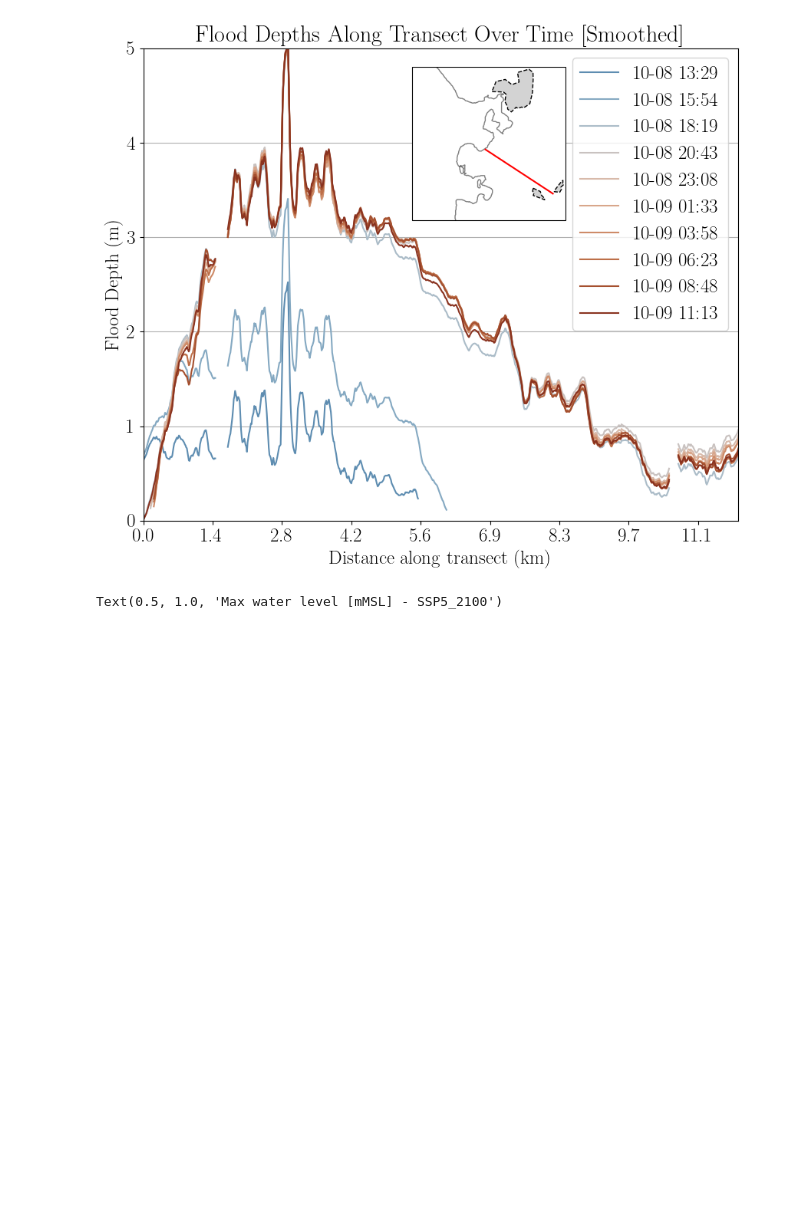
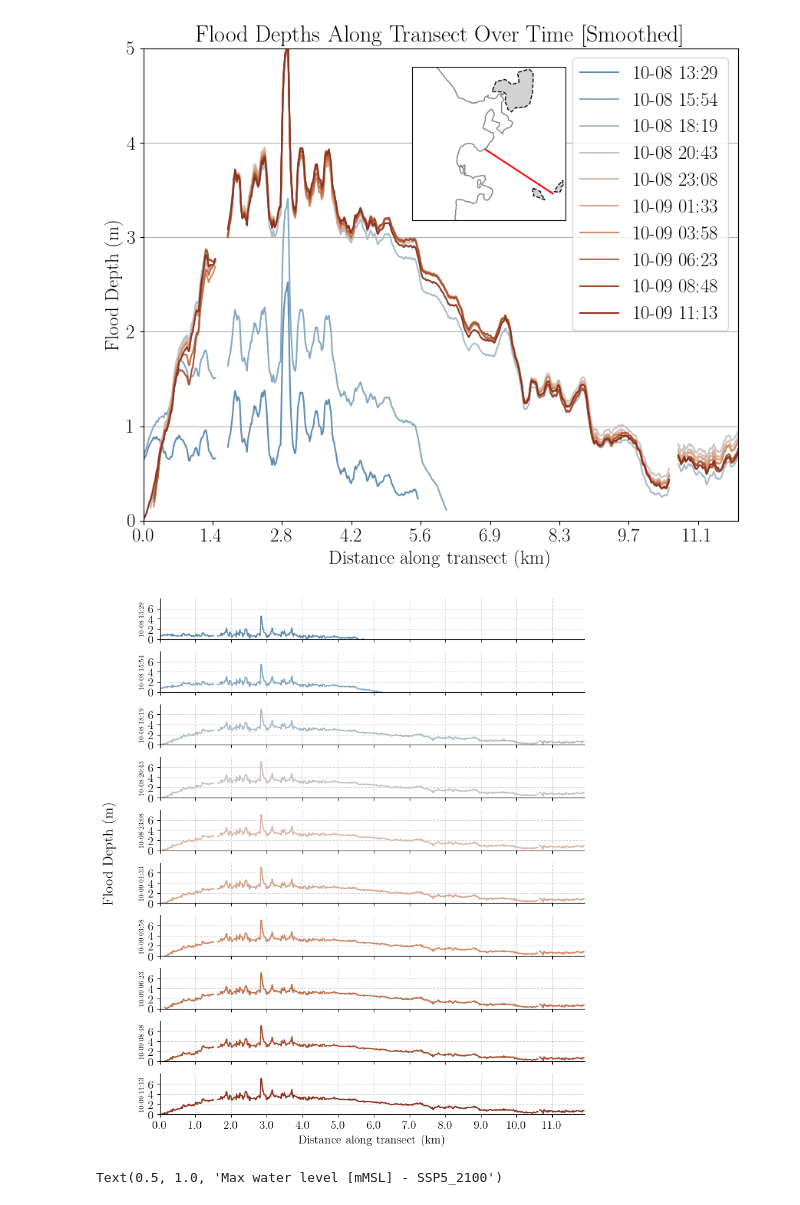
Before and after one commit to aesgeorges/LaGonaveFM, a Jupyter notebook: analysis/attenuation.ipynb, the cells around one changed output. Cells and saved outputs as stored; diff of their text form; code cells hidden in the pictures; blank space fills up the shorter version.

Commit message:
new method plots and transects

```diff
--- a/analysis/attenuation.ipynb
+++ b/analysis/attenuation.ipynb
@@ -571,3 +628,22 @@ plot_transect_timeseries(
+# %%
+transect_coords = [(-72.73, 19.365), (-72.62, 19.293)]
+ts = np.arange(62, 72)
+
+# Example usage:
+colors = cmc.vikO(np.linspace(0.3, 0.8, len(ts)))
+plot_transect_sep_timeseries(
+    transect_coords=transect_coords,
+    ts=ts,
+    root=root_test,
+    surge_times=surge_times[-len(ts):],  # match length of ts
+    extract_func=extract_raster_along_transect,
+    cities_gdf=cities_gdf,
+    colors=colors,
+    savgol_window=9,
+    savgol_poly=2
+)
+# %% [output]
+[figure, added]
 # %%
 fig, ax = plt.subplots(figsize = (8,6), subplot_kw={'projection': ccrs.PlateCarree()},
                     constrained_layout=True)
```
Also changed, not shown: parts of 8 cells of this notebook, 5 other files.
